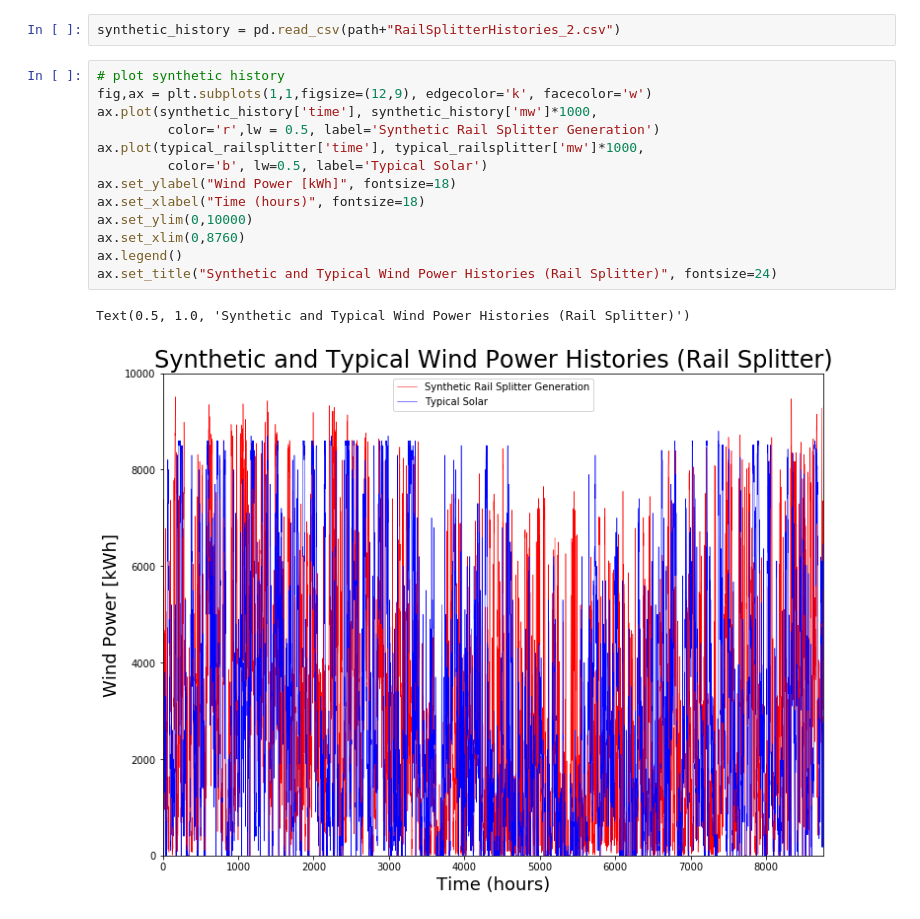
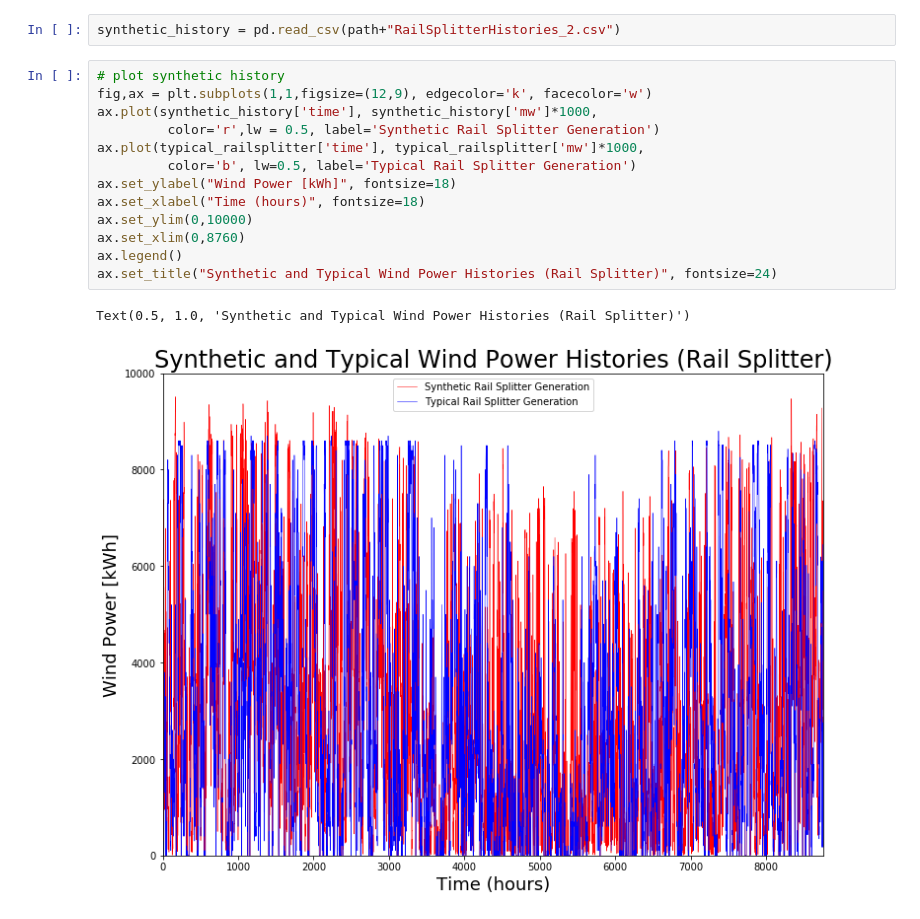
Before and after one commit to arfc/pride, a Jupyter notebook: data_processing/railsplitter_data.ipynb, the cells around one changed output. Cells and saved outputs as stored; diff of their text form.

```diff
--- a/data_processing/railsplitter_data.ipynb
+++ b/data_processing/railsplitter_data.ipynb
@@ -329,16 +329,16 @@ synthetic_history = pd.read_csv(path+"RailSplitterHistories_2.csv")
 # %%
 # plot synthetic history
 fig,ax = plt.subplots(1,1,figsize=(12,9), edgecolor='k', facecolor='w')
 ax.plot(synthetic_history['time'], synthetic_history['mw']*1000,
          color='r',lw = 0.5, label='Synthetic Rail Splitter Generation')
 ax.plot(typical_railsplitter['time'], typical_railsplitter['mw']*1000,
-         color='b', lw=0.5, label='Typical Solar')
+         color='b', lw=0.5, label='Typical Rail Splitter Generation')
 ax.set_ylabel("Wind Power [kWh]", fontsize=18)
 ax.set_xlabel("Time (hours)", fontsize=18)
 ax.set_ylim(0,10000)
 ax.set_xlim(0,8760)
 ax.legend()
 ax.set_title("Synthetic and Typical Wind Power Histories (Rail Splitter)", fontsize=24)
 # %% [output]
 Text(0.5, 1.0, 'Synthetic and Typical Wind Power Histories (Rail Splitter)')
-[figure, old version]
+[figure, new version]
```
